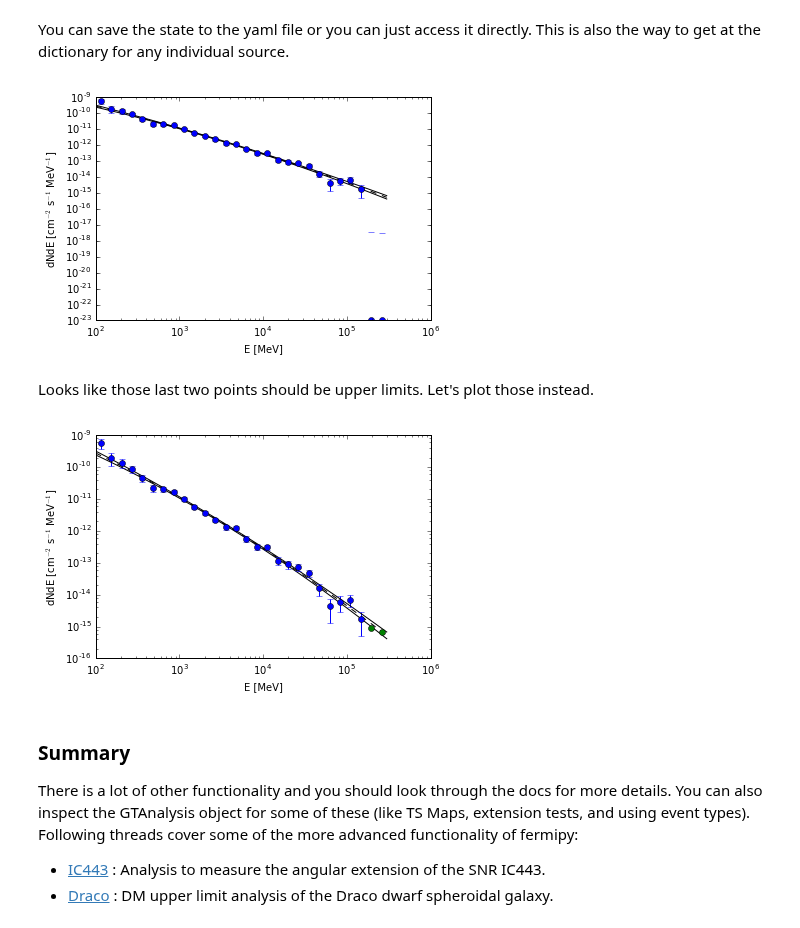
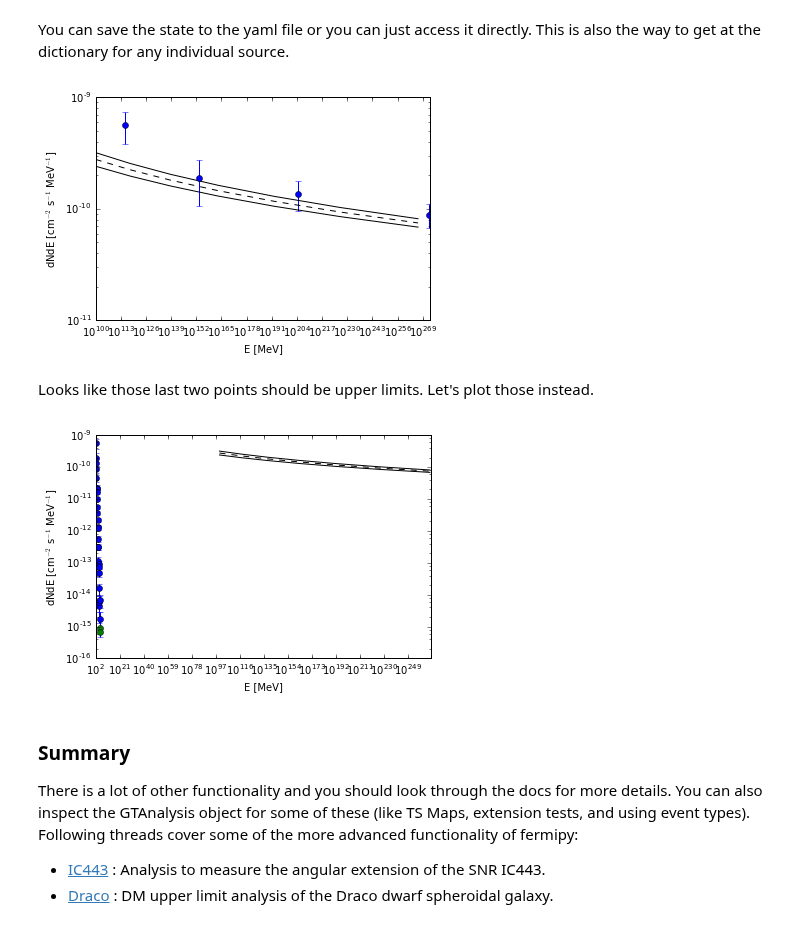
Before and after one commit to fermiPy/fermipy-extra, a Jupyter notebook: notebooks/pg1553.ipynb, the cells around one changed output. Drawn from its saved outputs; the diff is of its cells as text; code cells hidden in the pictures.

```diff
--- a/notebooks/pg1553.ipynb
+++ b/notebooks/pg1553.ipynb
@@ -332,7 +333,7 @@ c['sources']['3FGL J1555.7+1111']['ts']
 # %% [markdown]
 The SED is in there as well.  We can plot it.
 # %%
-E = np.array(c['sources']['3FGL J1555.7+1111']['model_flux']['ecenter'])
+E = np.array(c['sources']['3FGL J1555.7+1111']['model_flux']['energies'])
 dfde = np.array(c['sources']['3FGL J1555.7+1111']['model_flux']['dfde'])
 dfde_hi = np.array(c['sources']['3FGL J1555.7+1111']['model_flux']['dfde_hi'])
 dfde_lo = np.array(c['sources']['3FGL J1555.7+1111']['model_flux']['dfde_lo'])
@@ -359,31 +366,31 @@ src = gta.roi['3FGL J1555.7+1111']
 # %%
 plt.loglog(10**E, dfde, 'k--')
 plt.loglog(10**E, dfde_hi, 'k')
 plt.loglog(10**E, dfde_lo, 'k')
-plt.errorbar(10**np.array(src.data['sed']['ecenter'])
+plt.errorbar(10**np.array(src.data['sed']['ectr'])
              ,src.data['sed']['dfde'],
              yerr=src.data['sed']['dfde_err'], fmt ='o')
 plt.xlabel('E [MeV]')
 plt.ylabel(r'dNdE [cm$^{-2}$ s$^{-1}$ MeV$^{-1}$]')
 plt.show()
 # %% [output]
-[figure, old version]
+[figure, new version]
 # %% [markdown]
 Looks like those last two points should be upper limits.  Let's plot those instead.
 # %%
 plt.loglog(10**E, dfde, 'k--')
 plt.loglog(10**E, dfde_hi, 'k')
 plt.loglog(10**E, dfde_lo, 'k')
-plt.errorbar(10**np.array(src.data['sed']['ecenter'][:-2])
+plt.errorbar(np.array(src.data['sed']['ectr'][:-2])
              ,src.data['sed']['dfde'][:-2],
              yerr=src.data['sed']['dfde_err'][:-2], fmt ='o')
-plt.plot(10**np.array(src.data['sed']['ecenter'][-2:])
+plt.plot(np.array(src.data['sed']['ectr'][-2:])
              ,src.data['sed']['dfde_ul95'][-2:], 'o')
 plt.xlabel('E [MeV]')
 plt.ylabel(r'dNdE [cm$^{-2}$ s$^{-1}$ MeV$^{-1}$]')
 plt.show()
 # %% [output]
-[figure, old version]
+[figure, new version]
 # %% [markdown]
 ### Summary
 
```
Also changed, not shown: parts of 15 cells of this notebook, 1 other file.
